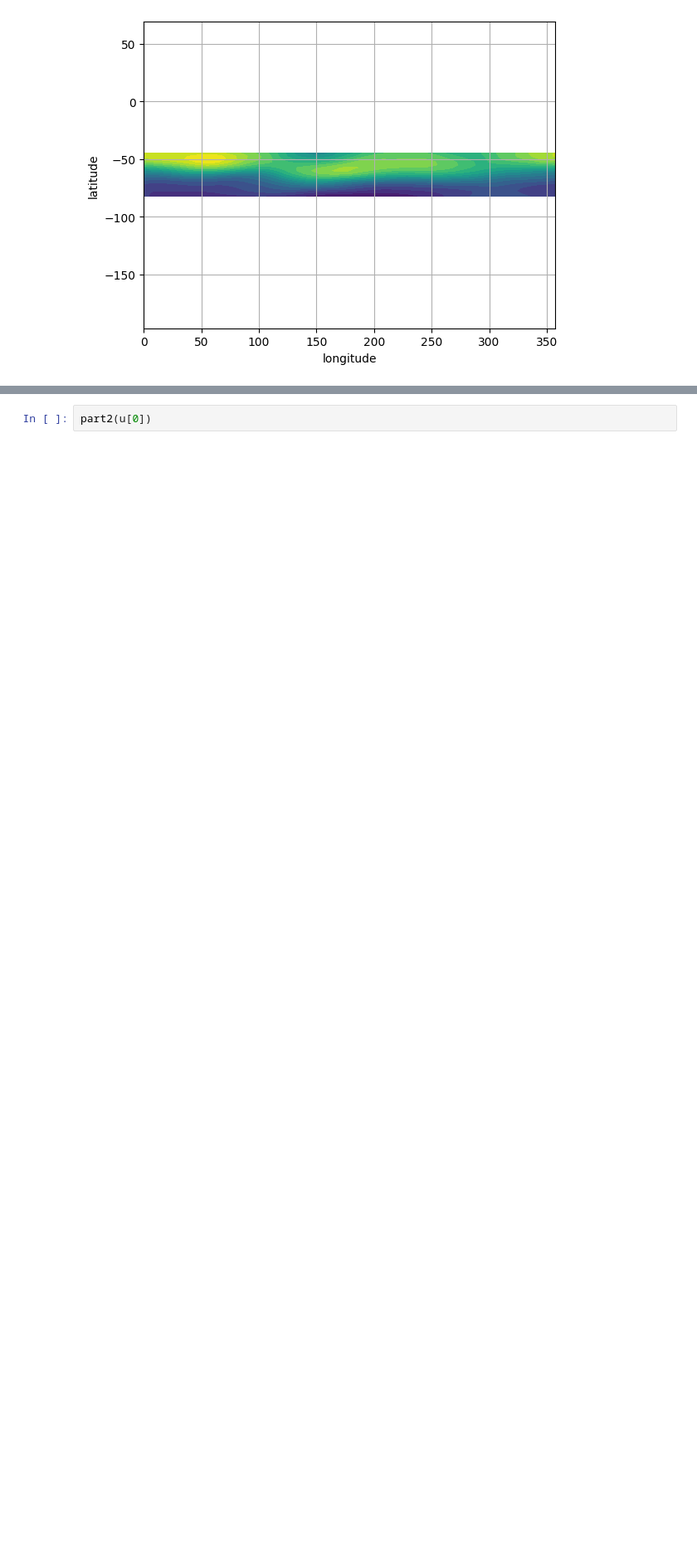
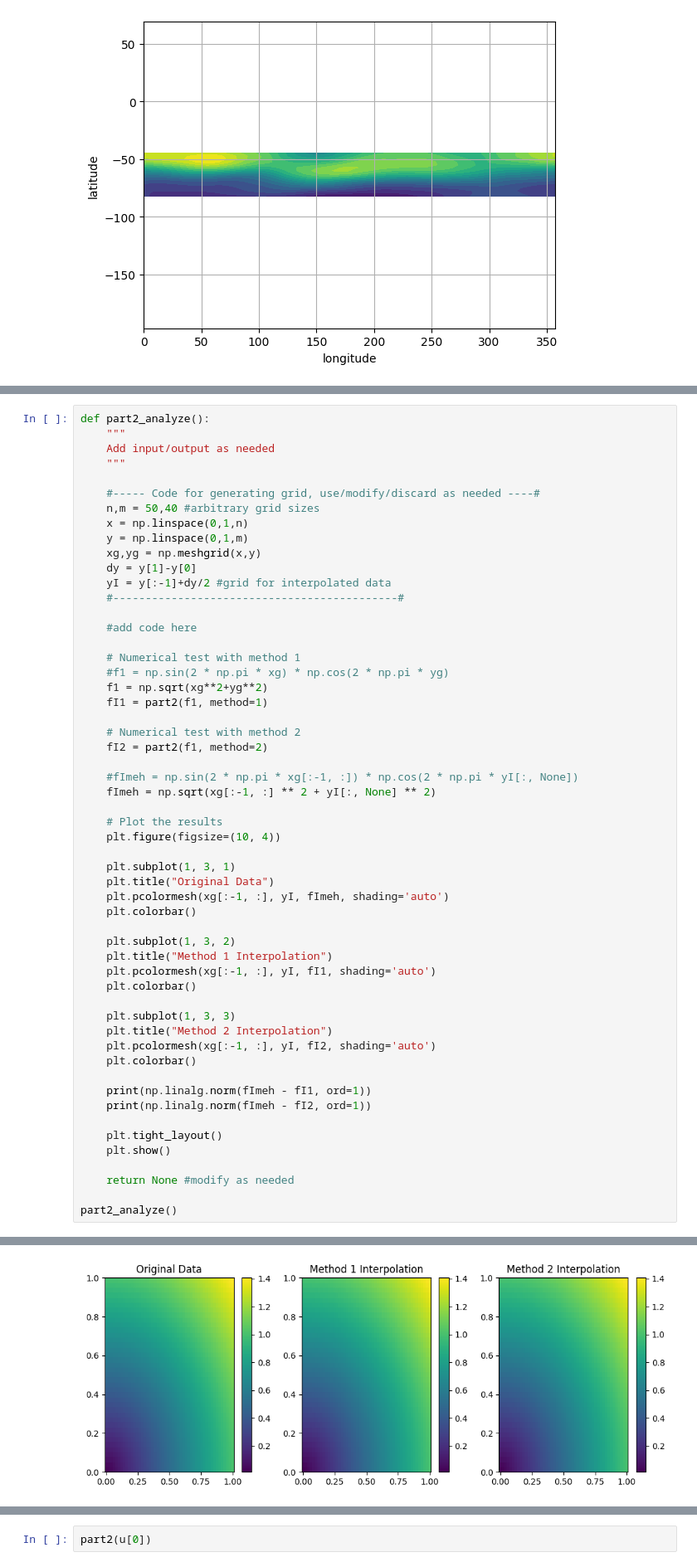
Before and after one commit to callieham/Year-3, a Jupyter notebook: Scientific Computing/project_3_testing.ipynb, the cells around one changed output, grey strips where cells are left out. Shown at 83% size. Saved outputs shown, nothing was run; the diff lists cells and outputs as text; blank space fills up the shorter version.

Commit message:
good interpolation for maxie

```diff
--- a/Scientific Computing/project_3_testing.ipynb
+++ b/Scientific Computing/project_3_testing.ipynb
@@ -140,2 +113,58 @@ def part2(f,method=2):
 
     return fI #modify as needed
+# %%
+def part2_analyze():
+    """
+    Add input/output as needed
+    """
+
+    #----- Code for generating grid, use/modify/discard as needed ----#
+    n,m = 50,40 #arbitrary grid sizes
+    x = np.linspace(0,1,n)
+    y = np.linspace(0,1,m)
+    xg,yg = np.meshgrid(x,y)
+    dy = y[1]-y[0]
+    yI = y[:-1]+dy/2 #grid for interpolated data
+    #--------------------------------------------#
+
+    #add code here
+
+    # Numerical test with method 1
+    #f1 = np.sin(2 * np.pi * xg) * np.cos(2 * np.pi * yg)
+    f1 = np.sqrt(xg**2+yg**2)
+    fI1 = part2(f1, method=1)
+
+    # Numerical test with method 2
+    fI2 = part2(f1, method=2)
+
+    #fImeh = np.sin(2 * np.pi * xg[:-1, :]) * np.cos(2 * np.pi * yI[:, None])
+    fImeh = np.sqrt(xg[:-1, :] ** 2 + yI[:, None] ** 2)
+
+    # Plot the results
+    plt.figure(figsize=(10, 4))
+
+    plt.subplot(1, 3, 1)
+    plt.title("Original Data")
+    plt.pcolormesh(xg[:-1, :], yI, fImeh, shading='auto')
+    plt.colorbar()
+
+    plt.subplot(1, 3, 2)
+    plt.title("Method 1 Interpolation")
+    plt.pcolormesh(xg[:-1, :], yI, fI1, shading='auto')
+    plt.colorbar()
+
+    plt.subplot(1, 3, 3)
+    plt.title("Method 2 Interpolation")
+    plt.pcolormesh(xg[:-1, :], yI, fI2, shading='auto')
+    plt.colorbar()
+
+    print(np.linalg.norm(fImeh - fI1, ord=1))
+    print(np.linalg.norm(fImeh - fI2, ord=1))
+
+    plt.tight_layout()
+    plt.show()
+
+    return None #modify as needed
+
+part2_analyze()
+# %% [output]
@@ -141,0 +173 @@ def part2(f,method=2):
+[figure, added]
```
Also changed, not shown: parts of 11 cells of this notebook.
